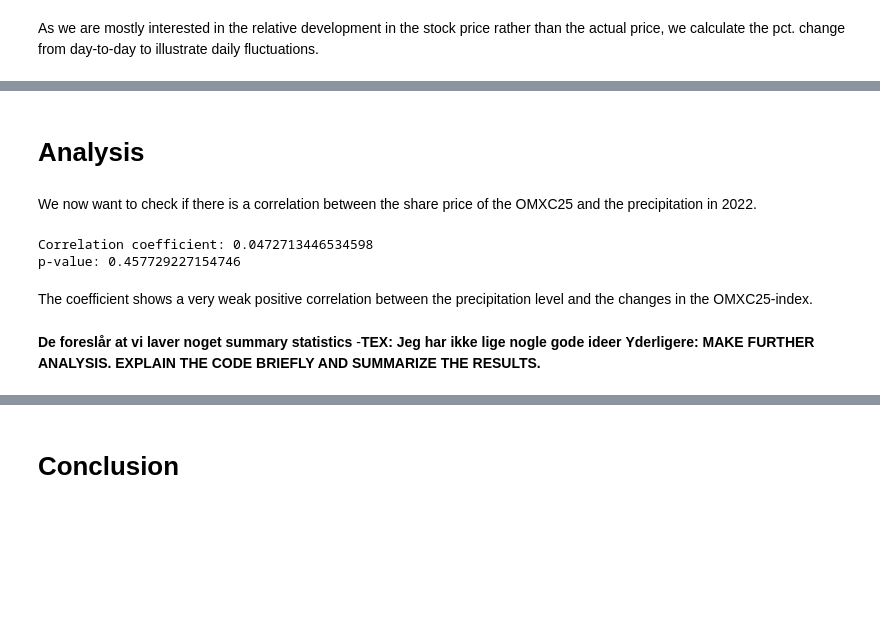
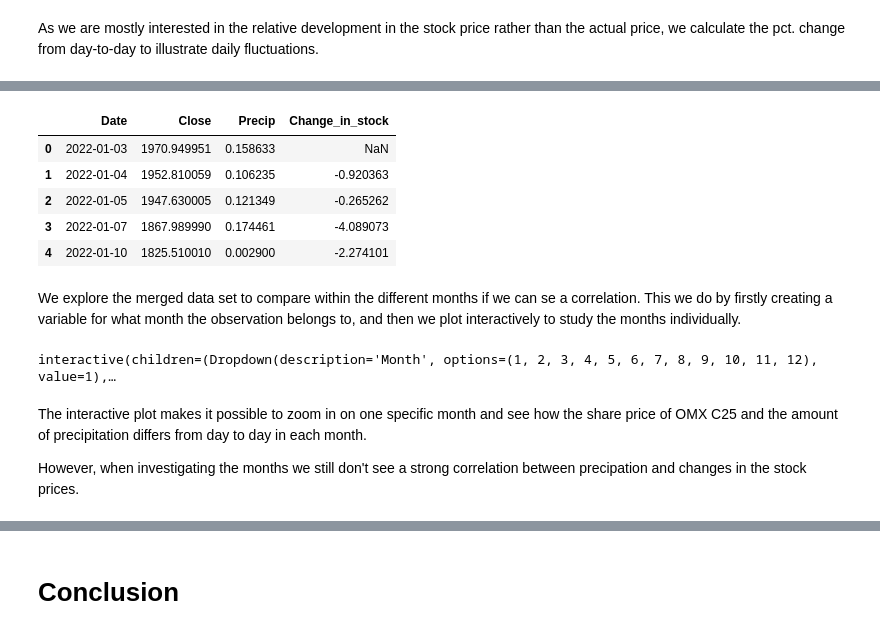
Before and after one commit to NumEconCopenhagen/projects-2023-jos-p-og-tex, a Jupyter notebook: dataproject/dataproject.ipynb, the cells around one changed output, grey strips where cells are left out. Drawn from its saved outputs; the diff is of its cells as text; code cells hidden in the pictures; blank space fills up the shorter version.

```diff
--- a/dataproject/dataproject.ipynb
+++ b/dataproject/dataproject.ipynb
@@ -511,22 +254,13 @@ The interactive plot makes it possible to zoom in on one specific month and see
-# %% [markdown]
-# Analysis
-# %% [markdown]
-We now want to check if there is a correlation between the share price of the OMXC25 and the precipitation in 2022.
-# %%
-precip_stock5 = precip_stock2.iloc[1:]
-
-precip = precip_stock5['Precip']
-change_in_stock = precip_stock5['Change_in_stock']
-
-#calculation correlation coefficient and p-value between precipitation and the change in OMXC25
-correlation_coefficient, p_value = pearsonr(precip, change_in_stock)
-print("Correlation coefficient:", correlation_coefficient)
-print("p-value:", p_value)
-# %% [output]
-Correlation coefficient: 0.0472713446534598
-p-value: 0.457729227154746
-# %% [markdown]
-The coefficient shows a very weak positive correlation between the precipitation level and the changes in the OMXC25-index.
-# %% [markdown]
-**De foreslår at vi laver noget summary statistics** -**TEX: Jeg har ikke lige nogle gode ideer**
-**Yderligere: MAKE FURTHER ANALYSIS. EXPLAIN THE CODE BRIEFLY AND SUMMARIZE THE RESULTS.**
+# %%
+# We calculate the pct. change from day-to-day on the closing price of OMXC25
+precip_stock2['Change_in_stock'] = ((precip_stock2['Close'] / precip_stock2['Close'].shift(1) - 1)* 100)
+precip_stock2.head()
+# %% [output]
+|  | Date | Close | Precip | Change_in_stock |
+| 0 | 2022-01-03 | 1970.949951 | 0.158633 | NaN |
+| 1 | 2022-01-04 | 1952.810059 | 0.106235 | -0.920363 |
+| 2 | 2022-01-05 | 1947.630005 | 0.121349 | -0.265262 |
+| 3 | 2022-01-07 | 1867.989990 | 0.174461 | -4.089073 |
+| 4 | 2022-01-10 | 1825.510010 | 0.002900 | -2.274101 |
+# %% [markdown]
+We explore the merged data set to compare within the different months if we can se a correlation. This we do by firstly creating a variable for what month the observation belongs to, and then we plot interactively to study the months individually.
@@ -532,0 +270,42 @@ The coefficient shows a very weak positive correlation between the precipitation
+# %%
+# Making an interactive figure
+def interactive_figure(Date, Month, Change_in_stock, Precip):
+
+    filtered_data = precip_stock3[precip_stock3['Month']==Month]
+
+    fig = plt.figure(figsize=(10,4))
+
+    ax_left = fig.add_subplot(1,2,1)
+    ax_left.set_title('Precipitation')
+    ax_left.grid(True)
+    ax_left.bar(filtered_data['Date'],filtered_data['Precip'])
+    ax_left.set_xlabel('Date')
+    ax_left.set_ylabel('mm')
+    xticks = ax_left.get_xticks()
+    ax_left.set_xticks(xticks[::len(xticks) // 4]) # set new tick positions
+    ax_left.tick_params(axis='x', rotation=30) # set tick rotation
+
+    ax_right = fig.add_subplot(1,2,2)
+    ax_right.set_title('OMXC25')
+    ax_right.grid(True)
+    ax_right.bar(filtered_data['Date'],filtered_data['Change_in_stock'])
+    ax_right.set_xlabel('Date')
+    ax_right.set_ylabel('Share price')
+    xticks2 = ax_right.get_xticks()
+    ax_right.set_xticks(xticks2[::len(xticks2) // 4]) # set new tick positions
+    ax_right.tick_params(axis='x', rotation=30) # set tick rotation
+
+    plt.show()
+
+widgets.interact(interactive_figure,
+    Date=widgets.fixed(precip_stock3['Date']),
+    Month=widgets.Dropdown(description="Month", options=precip_stock3.Month.unique(), value=1),
+    Change_in_stock=widgets.fixed(precip_stock3['Change_in_stock']),
+    Precip=widgets.fixed(precip_stock3['Precip'])
+);
+# %% [output]
+interactive(children=(Dropdown(description='Month', options=(1, 2, 3, 4, 5, 6, 7, 8, 9, 10, 11, 12), value=1),…
+# %% [markdown]
+The interactive plot makes it possible to zoom in on one specific month and see how the share price of OMX C25 and the amount of precipitation differs from day to day in each month.
+
+However, when investigating the months we still don't see a strong correlation between precipation and changes in the stock prices.
```
Also changed, not shown: parts of 60 cells of this notebook, 1 other file.
